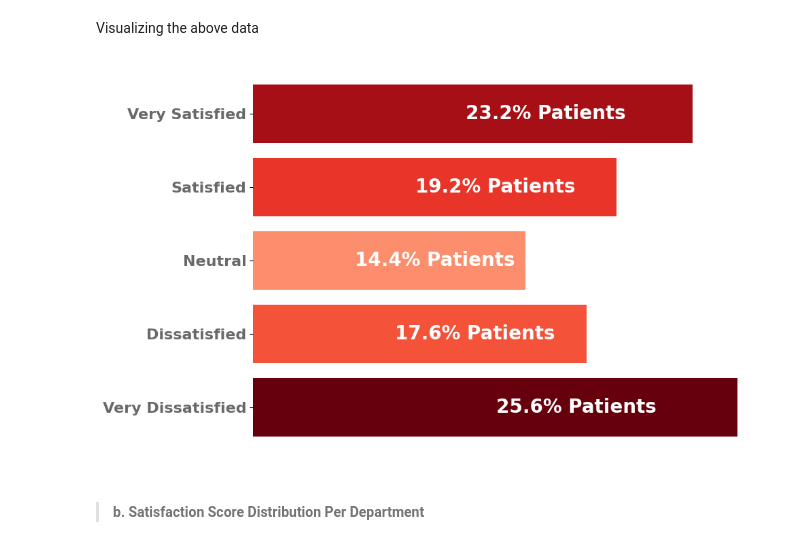
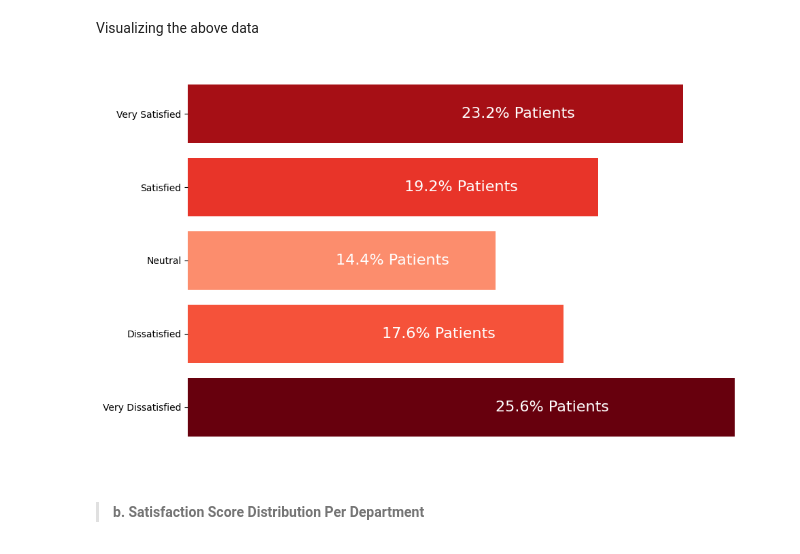
Before and after one commit to charismaticromeo/HospitalDashboard, a Jupyter notebook: main.ipynb, the cells around one changed output. Drawn from its saved outputs; the diff is of its cells as text; code cells hidden in the pictures.

```diff
--- a/main.ipynb
+++ b/main.ipynb
@@ -467,37 +469,38 @@ Visualizing the above data
 def general_satisfaction_figure(df):
     # Choose a colormap
     cmap = plt.get_cmap('Reds')
 
     # Normalize the values for color mapping
     norm = plt.Normalize(df['patients'].min()-(df['patients'].min()/2), df['patients'].max())
 
     fig, ax = plt.subplots(figsize=(10,6))
     # fig, ax = plt.subplots(figsize=(10,4))
     ax.barh(data=df[['patients']], y=df.index, width=df.patients, color=cmap(norm(df['patients'])))
     ax.spines[['top', 'bottom', 'right', 'left']].set_color(None)
 
     # Annotating the bars
     for i, (comment, percent) in enumerate(zip(df.index, df.percentage)):
         if percent > 5:
-            ax.text(x=df.patients.iloc[i]/1.5, y=i ,s=f"{percent}% Patients", va='center', ha='center', color='white', fontsize=20, weight='bold')
+            ax.text(x=df.patients.iloc[i]/1.5, y=i ,s=f"{percent}% Patients", va='center', ha='center', color='white', fontsize=16)
         else:
-            ax.text(x=df.patients.iloc[i]+2.5, y=i ,s=f"{percent}% Patients", va='center', ha='center', color='grey', fontsize=20, weight='bold')
+            ax.text(x=df.patients.iloc[i]+2.5, y=i ,s=f"{percent}% Patients", va='center', ha='center', color='grey', fontsize=16)
 
     # ax.set_title('General Patients Satisfaction')
     ax.set_yticks(ax.get_yticks())
-    ax.set_yticklabels(fontdict=dict(color='#696969', weight='bold'), labels=ax.get_yticklabels(), fontsize=16)
+    # ax.set_yticklabels(fontdict=dict(color='#696969', weight='bold'), labels=ax.get_yticklabels(), fontsize=16)
 
     # Removing the x axis
     ax.set_xticklabels([])
     ax.set_xticks([])
 
     plt.tight_layout()
+    plt.savefig('General_Patients_Satisfaction.png')
     plt.close()
     return fig
 
 general_satisfaction_figure(general_satisfation(filtered_dataframe(start_date, end_date)))
 # %% [output]
-[figure, old version]
+[figure, new version]
 # %% [markdown]
 > #### b. Satisfaction Score Distribution Per Department
 # %%
```
Also changed, not shown: parts of 14 cells of this notebook.
